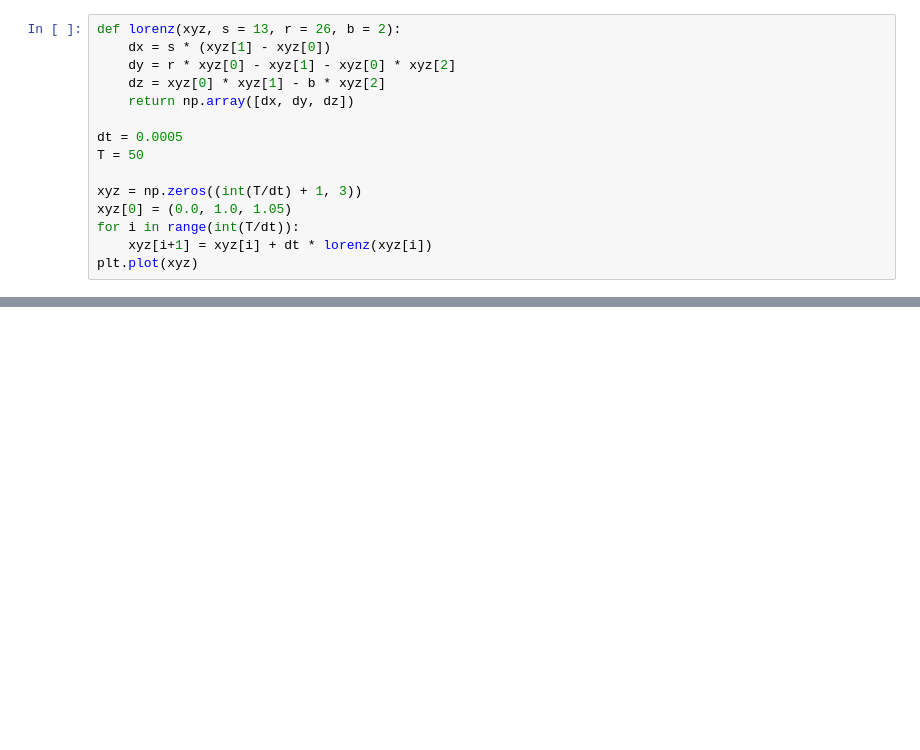
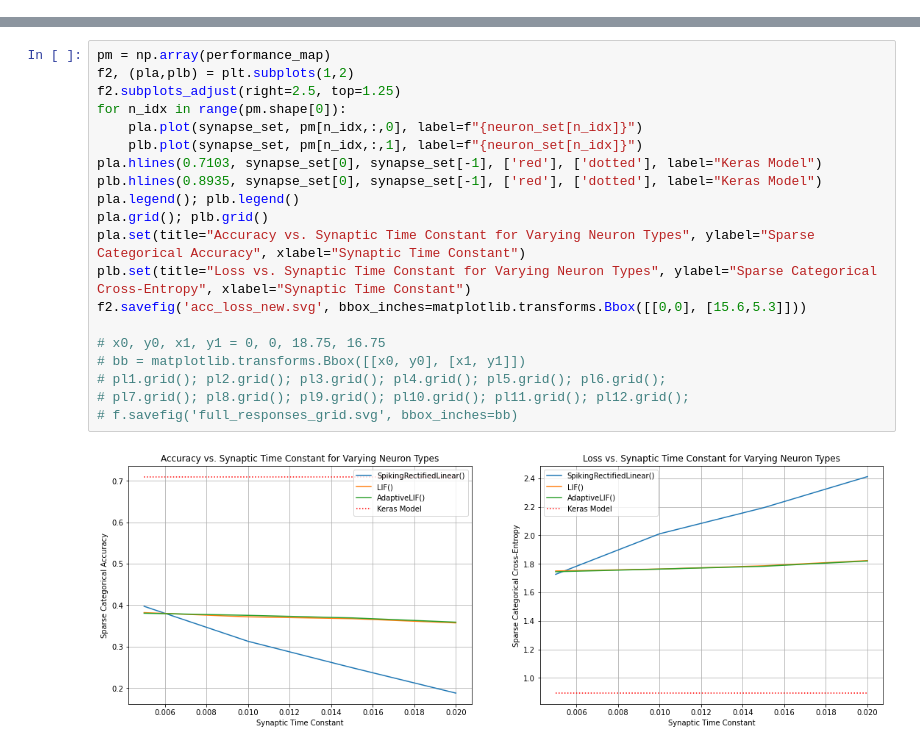
Before and after one commit to borealis31/SYDE552, a Jupyter notebook: Project/Project_Work.ipynb, the cells around one changed output, grey strips where cells are left out. Cells and saved outputs as stored; diff of their text form; blank space fills up the shorter version.

```diff
--- a/Project/Project_Work.ipynb
+++ b/Project/Project_Work.ipynb
@@ -9,15 +0,0 @@ import torch
-# %%
-def lorenz(xyz, s = 13, r = 26, b = 2):
-    dx = s * (xyz[1] - xyz[0])
-    dy = r * xyz[0] - xyz[1] - xyz[0] * xyz[2]
-    dz = xyz[0] * xyz[1] - b * xyz[2]
-    return np.array([dx, dy, dz])
-
-dt = 0.0005
-T = 50
-
-xyz = np.zeros((int(T/dt) + 1, 3))
-xyz[0] = (0.0, 1.0, 1.05)
-for i in range(int(T/dt)):
-    xyz[i+1] = xyz[i] + dt * lorenz(xyz[i])
-plt.plot(xyz)
@@ -155,3 +212,25 @@ To enable them in other operations, rebuild TensorFlow with the appropriate comp
+# %%
+pm = np.array(performance_map)
+f2, (pla,plb) = plt.subplots(1,2)
+f2.subplots_adjust(right=2.5, top=1.25)
+for n_idx in range(pm.shape[0]):
+    pla.plot(synapse_set, pm[n_idx,:,0], label=f"{neuron_set[n_idx]}")
+    plb.plot(synapse_set, pm[n_idx,:,1], label=f"{neuron_set[n_idx]}")
+pla.hlines(0.7103, synapse_set[0], synapse_set[-1], ['red'], ['dotted'], label="Keras Model")
+plb.hlines(0.8935, synapse_set[0], synapse_set[-1], ['red'], ['dotted'], label="Keras Model")
+pla.legend(); plb.legend()
+pla.grid(); plb.grid()
+pla.set(title="Accuracy vs. Synaptic Time Constant for Varying Neuron Types", ylabel="Sparse Categorical Accuracy", xlabel="Synaptic Time Constant")
+plb.set(title="Loss vs. Synaptic Time Constant for Varying Neuron Types", ylabel="Sparse Categorical Cross-Entropy", xlabel="Synaptic Time Constant")
+f2.savefig('acc_loss_new.svg', bbox_inches=matplotlib.transforms.Bbox([[0,0], [15.6,5.3]]))
+
+# x0, y0, x1, y1 = 0, 0, 18.75, 16.75
+# bb = matplotlib.transforms.Bbox([[x0, y0], [x1, y1]])
+# pl1.grid(); pl2.grid(); pl3.grid(); pl4.grid(); pl5.grid(); pl6.grid();
+# pl7.grid(); pl8.grid(); pl9.grid(); pl10.grid(); pl11.grid(); pl12.grid();
+# f.savefig('full_responses_grid.svg', bbox_inches=bb)
+# %% [output]
+[figure, added]
 # %%
 import tensorflow as tf
 from tensorflow import keras
```
Also changed, not shown: parts of 16 cells of this notebook, 10 other files.
